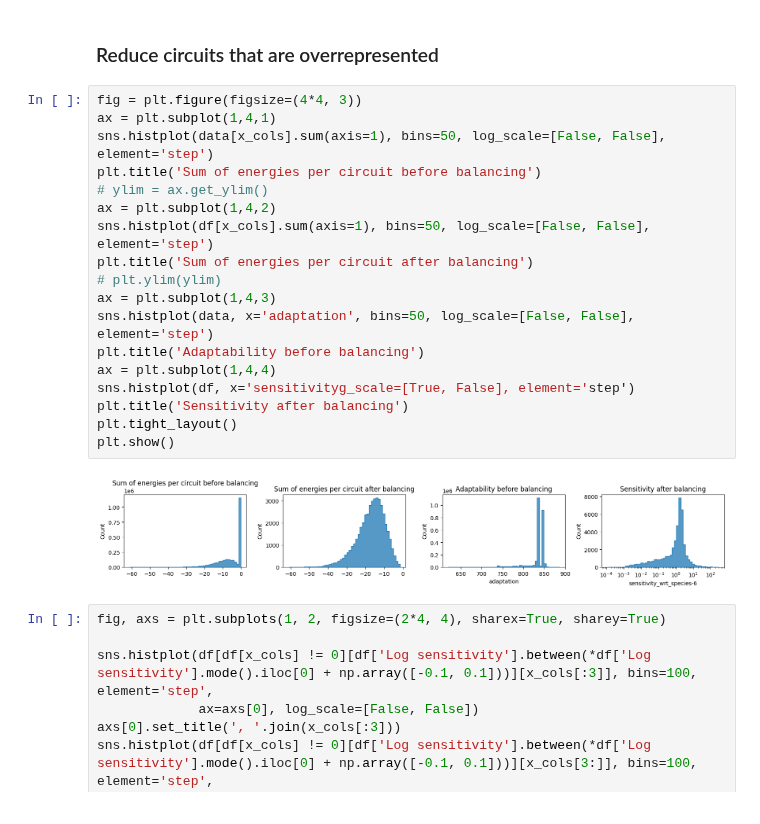
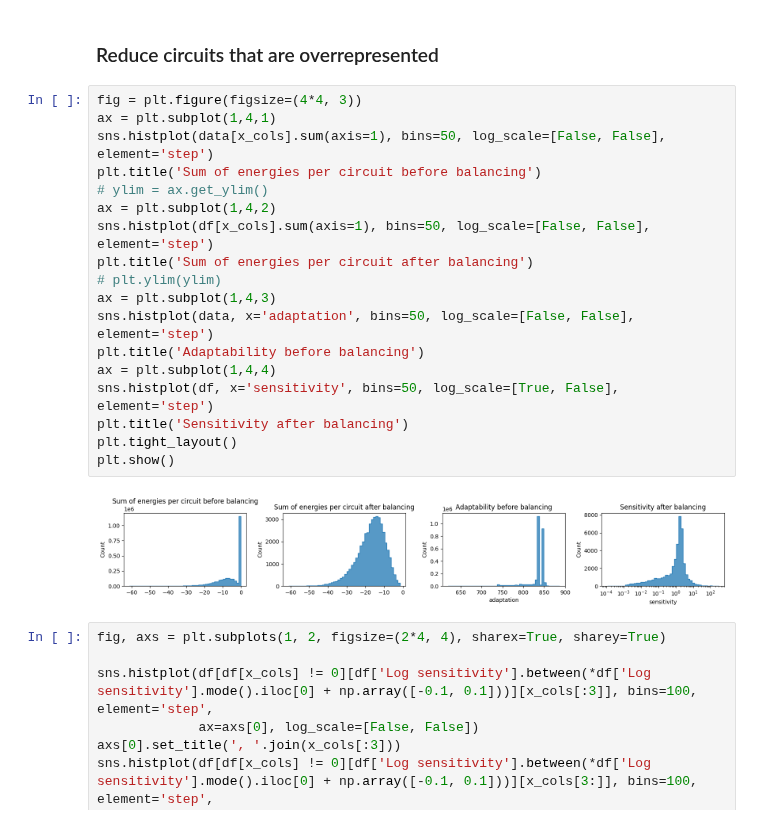
Before and after one commit to olive004/EvoScaper, a Jupyter notebook: notebooks/01_cvae.ipynb, the cells around one changed output. Saved outputs shown, nothing was run; the diff lists cells and outputs as text.

```diff
--- a/notebooks/01_cvae.ipynb
+++ b/notebooks/01_cvae.ipynb
@@ -279,23 +282,23 @@ plt.show()
 # %%
 fig = plt.figure(figsize=(4*4, 3))
 ax = plt.subplot(1,4,1)
 sns.histplot(data[x_cols].sum(axis=1), bins=50, log_scale=[False, False], element='step')
 plt.title('Sum of energies per circuit before balancing')
 # ylim = ax.get_ylim()
 ax = plt.subplot(1,4,2)
 sns.histplot(df[x_cols].sum(axis=1), bins=50, log_scale=[False, False], element='step')
 plt.title('Sum of energies per circuit after balancing')
 # plt.ylim(ylim)
 ax = plt.subplot(1,4,3)
 sns.histplot(data, x='adaptation', bins=50, log_scale=[False, False], element='step')
 plt.title('Adaptability before balancing')
 ax = plt.subplot(1,4,4)
-sns.histplot(df, x='sensitivityg_scale=[True, False], element='step')
+sns.histplot(df, x='sensitivity', bins=50, log_scale=[True, False], element='step')
 plt.title('Sensitivity after balancing')
 plt.tight_layout()
 plt.show()
 # %% [output]
-[figure, old version]
+[figure, new version]
 # %%
 fig, axs = plt.subplots(1, 2, figsize=(2*4, 4), sharex=True, sharey=True)
 
```
Also changed, not shown: parts of 14 cells of this notebook, 3 other files.
